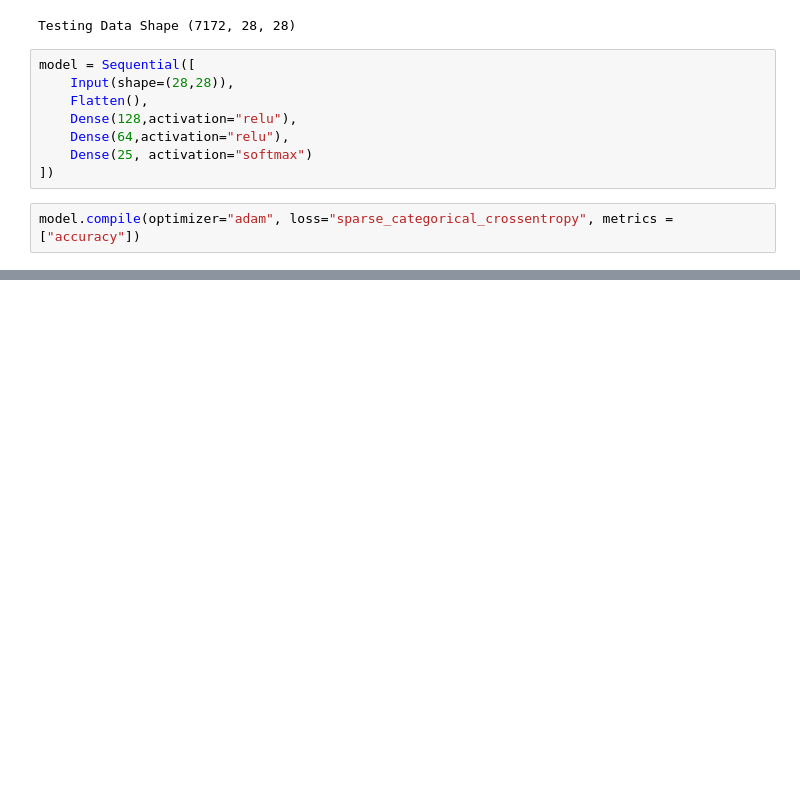
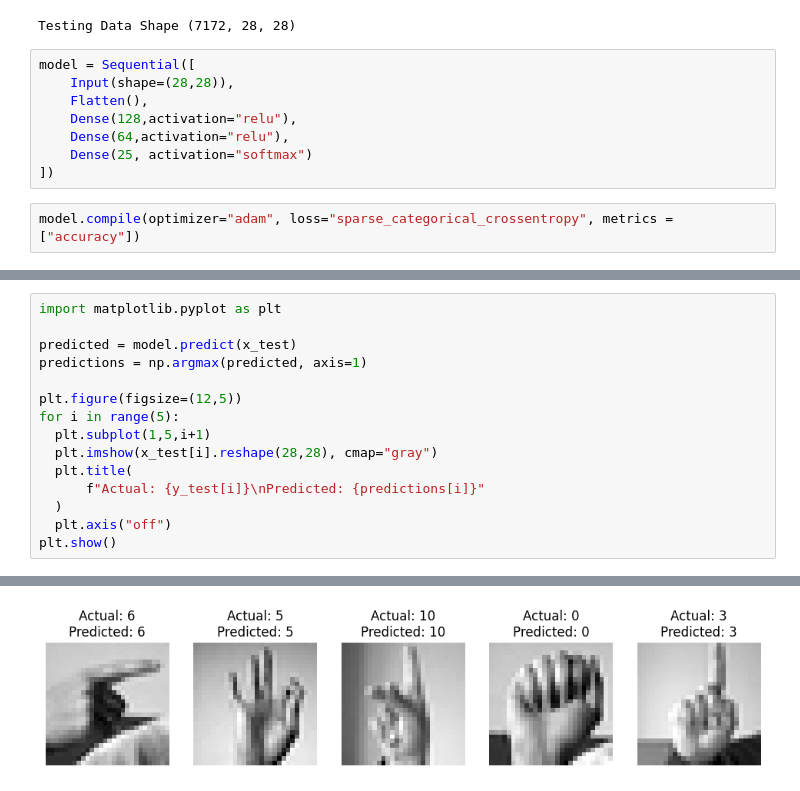
Before and after one commit to leman973/Deep-Learning, a Jupyter notebook: Pract_1_DL_clg.ipynb, the cells around one changed output, grey strips where cells are left out. Cells and saved outputs as stored; diff of their text form; blank space fills up the shorter version.

```diff
--- a/Pract_1_DL_clg.ipynb
+++ b/Pract_1_DL_clg.ipynb
@@ -178,0 +193,16 @@ train_loss, train_accuracy = model.evaluate(x_train, y_train)
+# %%
+import matplotlib.pyplot as plt
+
+predicted = model.predict(x_test)
+predictions = np.argmax(predicted, axis=1)
+
+plt.figure(figsize=(12,5))
+for i in range(5):
+  plt.subplot(1,5,i+1)
+  plt.imshow(x_test[i].reshape(28,28), cmap="gray")
+  plt.title(
+      f"Actual: {y_test[i]}\nPredicted: {predictions[i]}"
+  )
+  plt.axis("off")
+plt.show()
+# %% [output]
@@ -178,0 +210 @@ train_loss, train_accuracy = model.evaluate(x_train, y_train)
+[figure, added]
```
Also changed, not shown: parts of 12 cells of this notebook.
